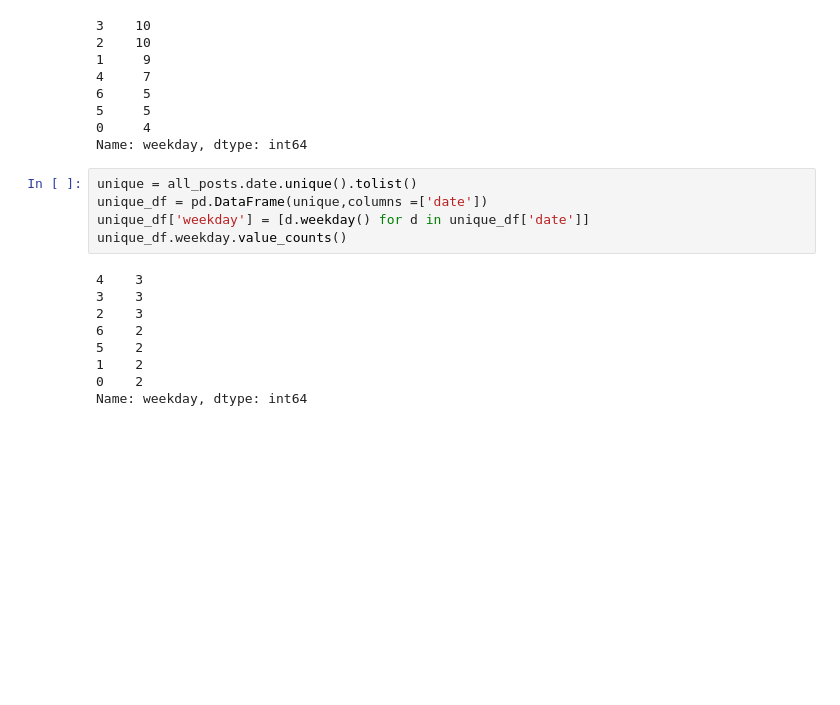
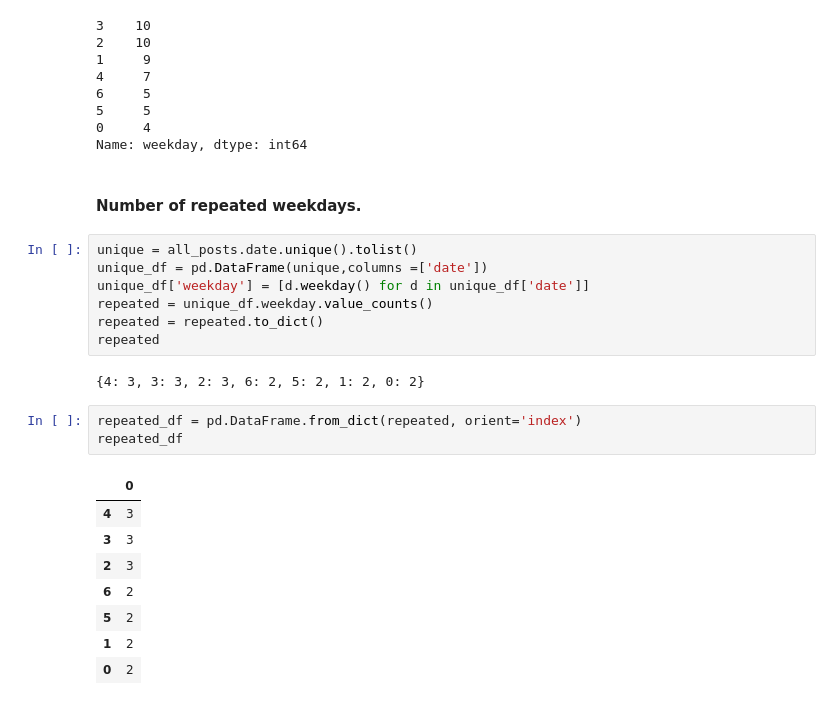
Before and after one commit to marinapm90/reddit, a Jupyter notebook: almost_all_posts.ipynb, the cells around one changed output. Cells and saved outputs as stored; diff of their text form; blank space fills up the shorter version.

```diff
--- a/almost_all_posts.ipynb
+++ b/almost_all_posts.ipynb
@@ -329,17 +329,26 @@ higher_score.weekday.value_counts()
 5     5
 0     4
 Name: weekday, dtype: int64
+# %% [markdown]
+#### Number of repeated weekdays.
 # %%
 unique = all_posts.date.unique().tolist()
 unique_df = pd.DataFrame(unique,columns =['date'])
 unique_df['weekday'] = [d.weekday() for d in unique_df['date']]
-unique_df.weekday.value_counts()
+repeated = unique_df.weekday.value_counts()
+repeated = repeated.to_dict()
+repeated
 # %% [output]
-4    3
-3    3
-2    3
-6    2
-5    2
-1    2
-0    2
-Name: weekday, dtype: int64
+{4: 3, 3: 3, 2: 3, 6: 2, 5: 2, 1: 2, 0: 2}
+# %%
+repeated_df = pd.DataFrame.from_dict(repeated, orient='index')
+repeated_df
+# %% [output]
+|  | 0 |
+| 4 | 3 |
+| 3 | 3 |
+| 2 | 3 |
+| 6 | 2 |
+| 5 | 2 |
+| 1 | 2 |
+| 0 | 2 |
```
Also changed, not shown: parts of 3 cells of this notebook.
